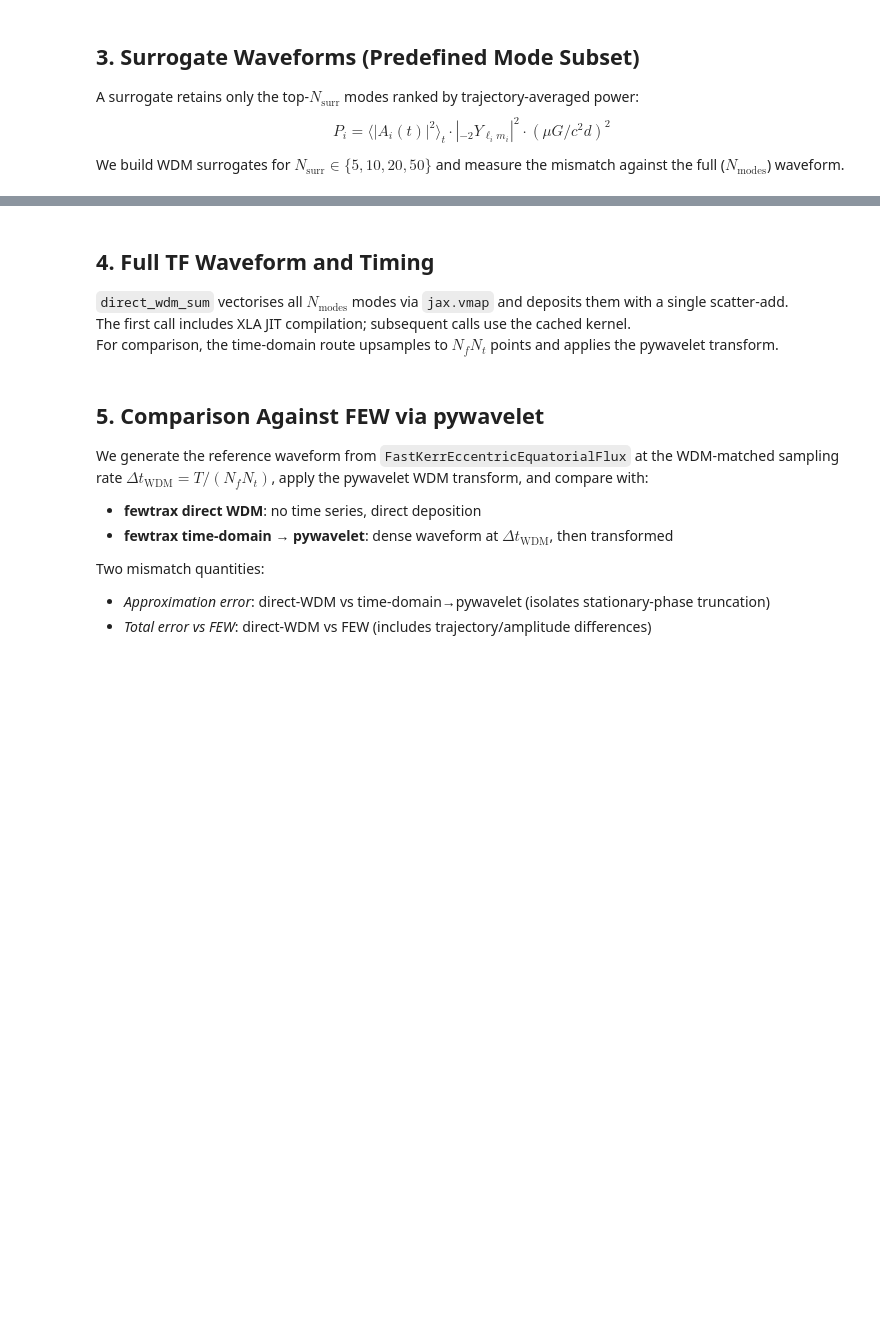
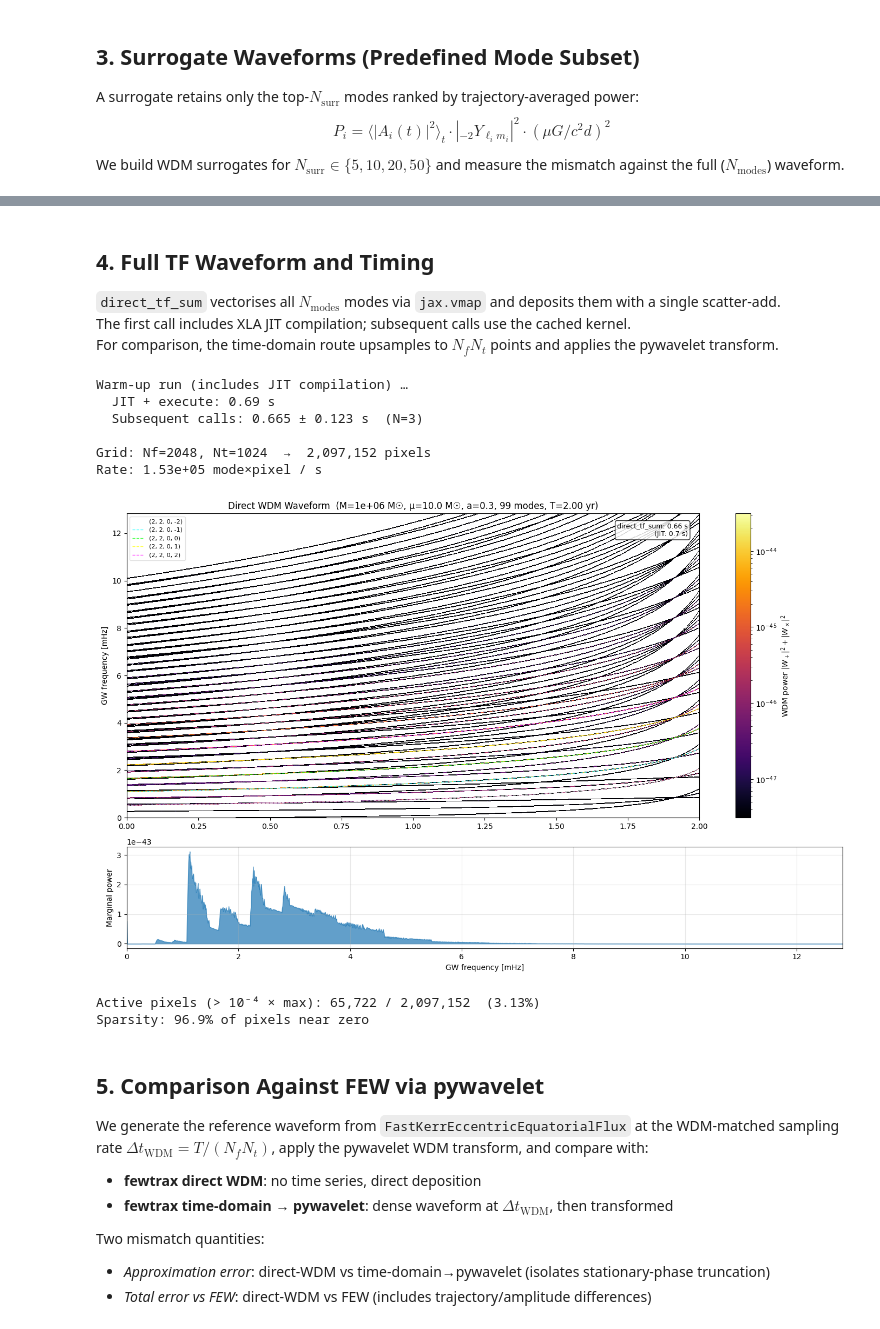
Before and after one commit to BertDepoorter/fewtrax, a Jupyter notebook: comparison/tf_waveform_explorer.ipynb, the cells around one changed output, grey strips where cells are left out. Cells and saved outputs as stored; diff of their text form; code cells hidden in the pictures; blank space fills up the shorter version.

Commit message:
Further exploration of time-frequency waveforms

```diff
--- a/comparison/tf_waveform_explorer.ipynb
+++ b/comparison/tf_waveform_explorer.ipynb
@@ -347,6 +385,5 @@ print(f"Note: speedup scales with number of trajectory points ({valid.sum()} her
 # %%
-# direct_wdm_mode: time a single call vs vmapped batch over modes
-from fewtrax.utils.tf_tracks import direct_wdm_mode
+# direct_tf_mode: time a single call vs vmapped batch over modes
 
 # Prepare single-mode inputs at WDM bin centres (re-use the dominant mode)
 from fewtrax.summation.tf_sum import _interp_to_bins, _fdot_from_freq
@@ -374,19 +411,19 @@ amp_prefactor = float(mu * MSUN_SI * G_SI / C_SI**2 / (dist * GPC_SI))
 A_single = jnp.array(amp_prefactor * np.ones(Nt), dtype=jnp.complex64)
 Phi_single = jnp.array(Phi_phi_b * m0, dtype=jnp.float64)
 
-# JIT-compile direct_wdm_mode (first call = compile)
-jit_wdm_mode = jax.jit(direct_wdm_mode, static_argnums=(4, 5, 6))
-_ = jit_wdm_mode(A_single, Phi_single, f_hz, fdot_hz, grid, 2, True)
+# JIT-compile direct_tf_mode (first call = compile)
+jit_tf_mode = jax.jit(direct_tf_mode, static_argnums=(4, 5))
+_ = jit_tf_mode(A_single, Phi_single, f_hz, fdot_hz, grid, 2)
 jax.block_until_ready(_)
 
 t0 = time.perf_counter()
 for _ in range(5):
-    out = jit_wdm_mode(A_single, Phi_single, f_hz, fdot_hz, grid, 2, True)
+    out = jit_tf_mode(A_single, Phi_single, f_hz, fdot_hz, grid, 2)
     jax.block_until_ready(out)
 t_single_mode = (time.perf_counter() - t0) / 5
 
-print(f"direct_wdm_mode  (1 mode,  Nt={Nt}):  {t_single_mode*1e3:.2f} ms")
+print(f"direct_tf_mode  (1 mode,  Nt={Nt}):  {t_single_mode*1e3:.2f} ms")
 print(f"Extrapolated cost for {N_modes} modes (no vmap): {t_single_mode*N_modes:.2f} s")
 
-# Full direct_wdm_sum already uses vmap — time it here (warmup from next section)
-print("\n(Full vmapped timing in Section 4 — direct_wdm_sum over all modes)")
+# Full direct_tf_sum already uses vmap — time it here (warmup from next section)
+print("\n(Full vmapped timing in Section 4 — direct_tf_sum over all modes)")
@@ -567,7 +642,7 @@ plt.show()
 # %% [markdown]
 ## 4. Full TF Waveform and Timing
 
-`direct_wdm_sum` vectorises all $N_\text{modes}$ modes via `jax.vmap` and deposits them with a single scatter-add.
+`direct_tf_sum` vectorises all $N_\text{modes}$ modes via `jax.vmap` and deposits them with a single scatter-add.
 The first call includes XLA JIT compilation; subsequent calls use the cached kernel.
 For comparison, the time-domain route upsamples to $N_f N_t$ points and applies the pywavelet transform.
 # %%
@@ -589,7 +664,7 @@ def apply_ssb_rotation(W_raw, qS, phiS, qK, phiK, x0=1.0):
 # Warm-up run (includes JIT compilation)
 print("Warm-up run (includes JIT compilation) …")
 t0 = time.perf_counter()
-W_raw = direct_wdm_sum(
+W_raw = direct_tf_sum(
     t_traj=t_traj, teuk_modes=teuk_modes,
     Phi_phi=Phi_phi, Phi_theta=Phi_theta, Phi_r=Phi_r,
     l_arr=l_arr, m_arr=m_arr, k_arr=k_arr, n_arr=n_arr,
@@ -606,7 +681,7 @@ print(f"  JIT + execute: {t_jit:.2f} s")
 t_runs = []
 for _ in range(3):
     t0 = time.perf_counter()
-    W_raw = direct_wdm_sum(
+    W_raw = direct_tf_sum(
         t_traj=t_traj, teuk_modes=teuk_modes,
         Phi_phi=Phi_phi, Phi_theta=Phi_theta, Phi_r=Phi_r,
         l_arr=l_arr, m_arr=m_arr, k_arr=k_arr, n_arr=n_arr,
@@ -625,6 +700,13 @@ W_full_ssb  = np.asarray(apply_ssb_rotation(W_raw, qS, phiS, qK, phiK, x0))
 print(f"  Subsequent calls: {t_exec_mean:.3f} \u00b1 {t_exec_std:.3f} s  (N=3)")
 print(f"\nGrid: Nf={Nf}, Nt={Nt}  →  {Nf*Nt:,} pixels")
 print(f"Rate: {N_modes * Nt / t_exec_mean:.2e} mode\u00d7pixel / s")
+# %% [output]
+Warm-up run (includes JIT compilation) …
+  JIT + execute: 0.69 s
+  Subsequent calls: 0.665 ± 0.123 s  (N=3)
+
+Grid: Nf=2048, Nt=1024  →  2,097,152 pixels
+Rate: 1.53e+05 mode×pixel / s
 # %%
 W_plus  = np.real(W_full_ssb)
 W_cross = -np.imag(W_full_ssb)
@@ -667,34 +749,38 @@ axes[0].set_ylabel("GW frequency [mHz]")
 axes[0].set_title(
     f"Direct WDM Waveform  "
     f"(M={M:.0e} M\u2609, \u03bc={mu} M\u2609, a={a}, "
     f"{N_modes} modes, T={T_actual/YEAR_SI:.2f} yr)"
 )
 axes[0].legend(fontsize=8, loc="upper left", framealpha=0.6)
 axes[0].text(
     0.98, 0.97,
-    f"direct_wdm_sum: {t_exec_mean:.2f} s\n"
+    f"direct_tf_sum: {t_exec_mean:.2f} s\n"
     f"(JIT: {t_jit:.1f} s)",
     transform=axes[0].transAxes, va="top", ha="right", fontsize=9,
     bbox=dict(boxstyle="round", fc="white", alpha=0.85),
 )
 
 axes[1].fill_between(
     f_mhz_all[q_lo_p:q_hi_p+1],
     np.sum(power_z, axis=1),
     alpha=0.7, color="C0",
 )
 axes[1].set_xlabel("GW frequency [mHz]")
 axes[1].set_ylabel("Marginal power")
 axes[1].set_xlim(f_mhz_all[q_lo_p], f_mhz_all[min(q_hi_p, Nf-1)])
 axes[1].grid(True, alpha=0.3)
 
 plt.tight_layout()
 plt.show()
 
 active_pix = (power > 1e-4 * p_max).sum()
 print(f"Active pixels (> 10\u207b\u2074 × max): {active_pix:,} / {Nf*Nt:,}  "
       f"({100*active_pix/(Nf*Nt):.2f}%)")
 print(f"Sparsity: {100*(1 - active_pix/(Nf*Nt)):.1f}% of pixels near zero")
+# %% [output]
+[figure, added]
+Active pixels (> 10⁻⁴ × max): 65,722 / 2,097,152  (3.13%)
+Sparsity: 96.9% of pixels near zero
 # %% [markdown]
 ## 5. Comparison Against FEW via pywavelet
 
```
Also changed, not shown: parts of 25 cells of this notebook.
